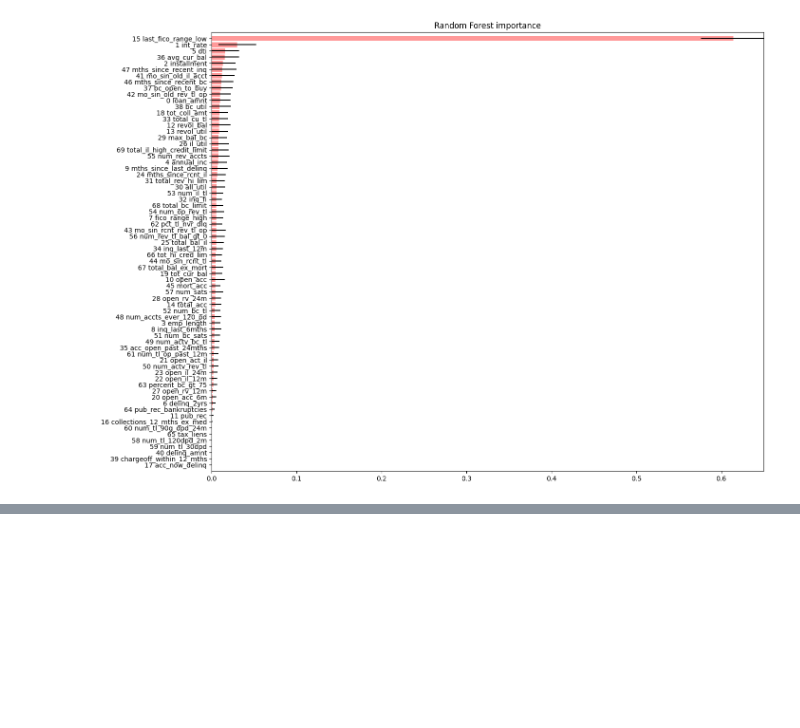
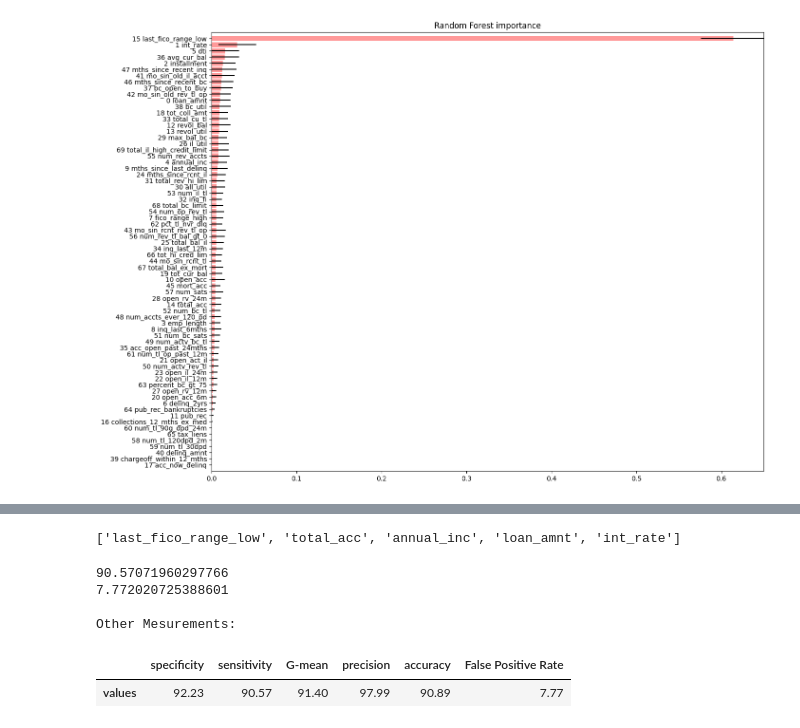
Before and after one commit to AndreasP-92/ai-mandatory-I, a Jupyter notebook: main.ipynb, the cells around one changed output, grey strips where cells are left out. Drawn from its saved outputs; the diff is of its cells as text; code cells hidden in the pictures; blank space fills up the shorter version.

```diff
--- a/main.ipynb
+++ b/main.ipynb
@@ -857,0 +869,29 @@ TypeError: cannot unpack non-iterable PartialDependenceDisplay object
+# %%
+features = new_loans[['last_fico_range_low','total_acc','annual_inc','loan_amnt','int_rate']]
+target = new_loans['loan_status']
+# %%
+features.columns.tolist()
+# %% [output]
+['last_fico_range_low', 'total_acc', 'annual_inc', 'loan_amnt', 'int_rate']
+# %%
+penalty = {
+    0: 12,
+    1: 1
+}
+features_scaled = scaler.fit_transform(features)
+lr = LogisticRegression(solver='lbfgs',class_weight='balanced')
+kf = KFold(features_scaled.shape[0],shuffle=True,random_state=1)
+
+predictions = cross_val_predict(lr,features_scaled,target,cv=kf)
+
+# Hvad er forskellen mellem loans og new_loans
+# Let's compute performance:
+metrics = compute_metrics(predictions)
+metrics
+# %% [output]
+90.57071960297766
+7.772020725388601
+
+Other Mesurements:
+|  | specificity | sensitivity | G-mean | precision | accuracy | False Positive Rate |
+| values | 92.23 | 90.57 | 91.40 | 97.99 | 90.89 | 7.77 |
```
Also changed, not shown: parts of 3 cells of this notebook.
